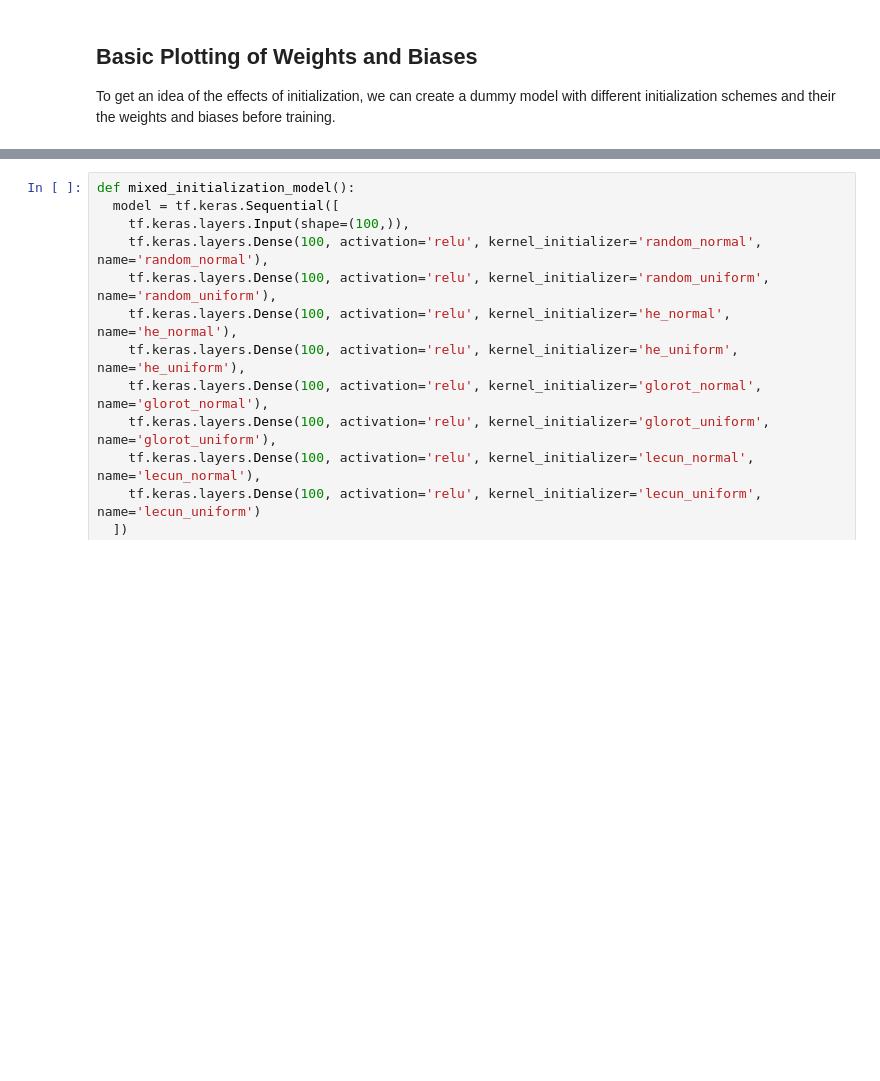
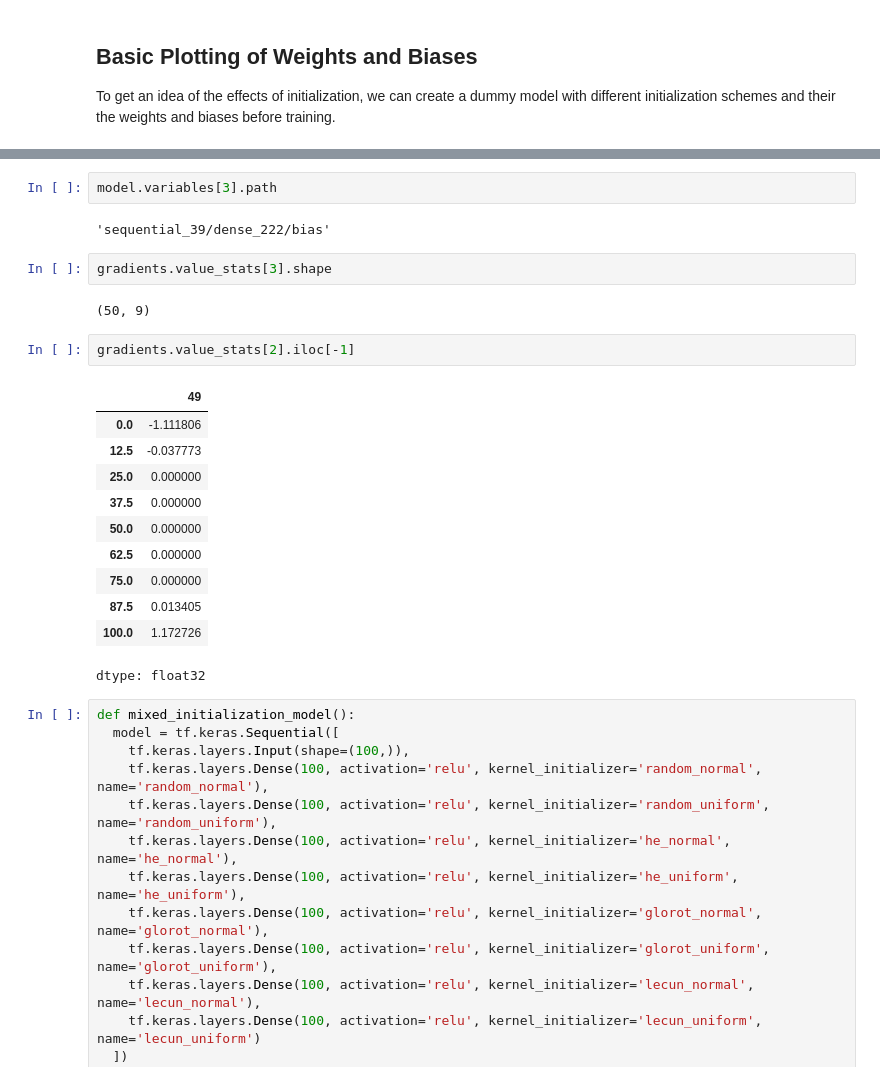
Before and after one commit to malcolmlett/training-instrumentation-toolkit, a Jupyter notebook: doc/blog-202503/better-visualizations.ipynb, the cells around one changed output, grey strips where cells are left out. Saved outputs shown, nothing was run; the diff lists cells and outputs as text; blank space fills up the shorter version.

```diff
--- a/doc/blog-202503/better-visualizations.ipynb
+++ b/doc/blog-202503/better-visualizations.ipynb
@@ -407,3 +376,25 @@ plot_latest_valuestats_pdf(gradients)
+# %%
+model.variables[3].path
+# %% [output]
+'sequential_39/dense_222/bias'
+# %%
+gradients.value_stats[3].shape
+# %% [output]
+(50, 9)
+# %%
+gradients.value_stats[2].iloc[-1]
+# %% [output]
+|  | 49 |
+| 0.0 | -1.111806 |
+| 12.5 | -0.037773 |
+| 25.0 | 0.000000 |
+| 37.5 | 0.000000 |
+| 50.0 | 0.000000 |
+| 62.5 | 0.000000 |
+| 75.0 | 0.000000 |
+| 87.5 | 0.013405 |
+| 100.0 | 1.172726 |
+dtype: float32
 # %%
 def mixed_initialization_model():
   model = tf.keras.Sequential([
```
Also changed, not shown: parts of 16 cells of this notebook.
